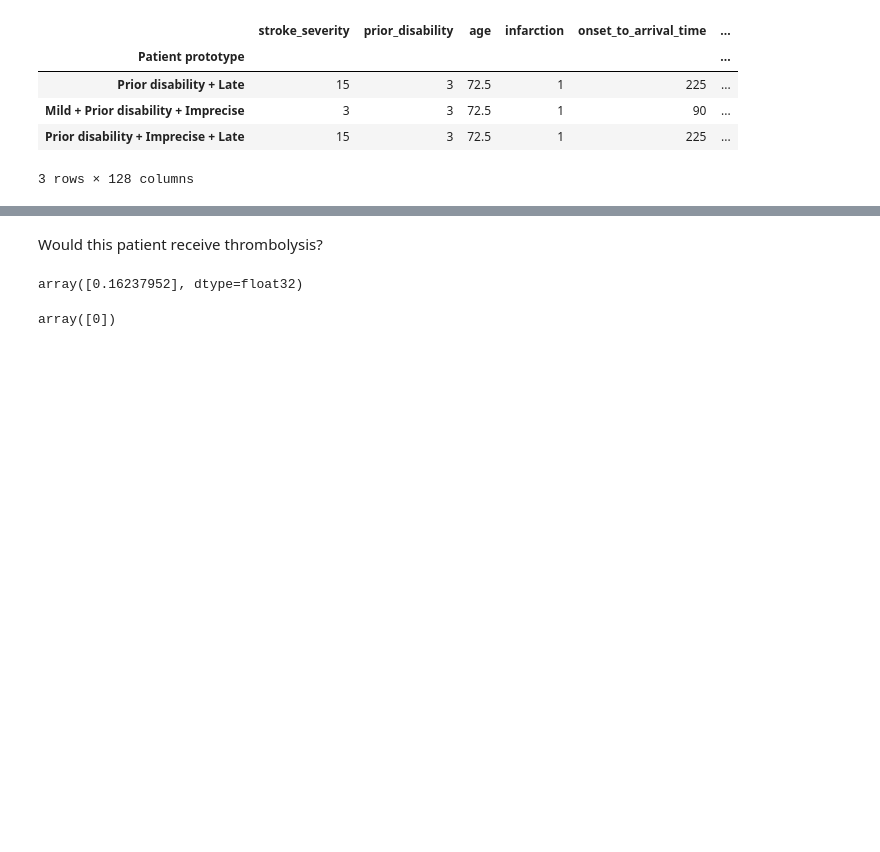
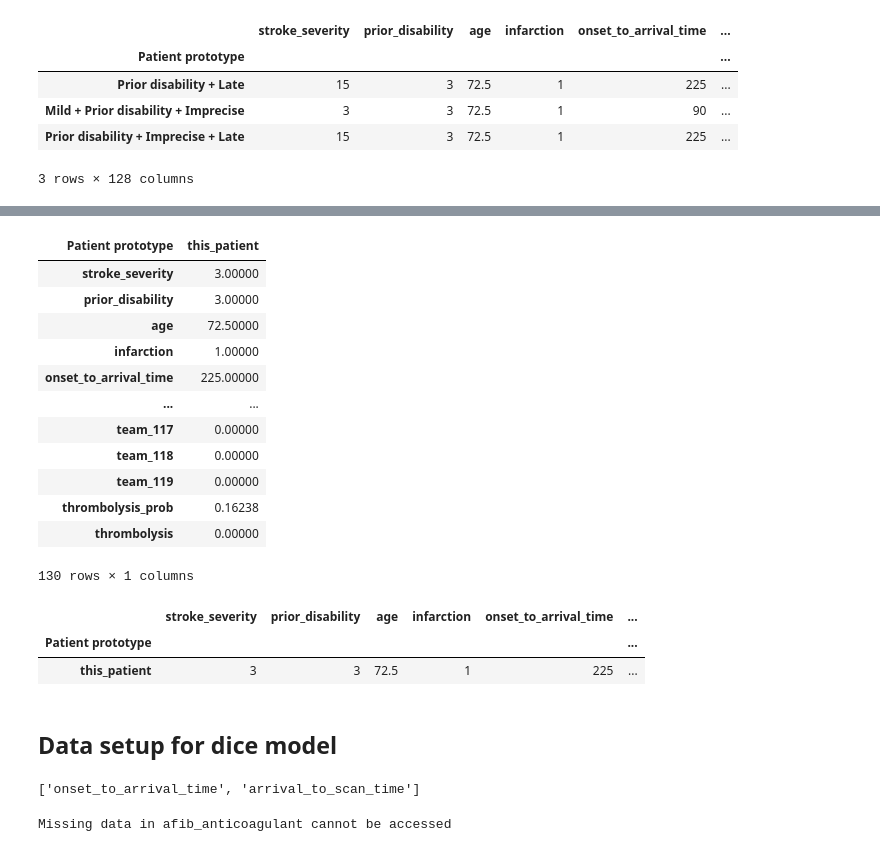
Before and after one commit to samuel-book/counterfactual_test, a Jupyter notebook: thrombolysis_classification.ipynb, the cells around one changed output, grey strips where cells are left out. Drawn from its saved outputs; the diff is of its cells as text; code cells hidden in the pictures; blank space fills up the shorter version.

```diff
--- a/thrombolysis_classification.ipynb
+++ b/thrombolysis_classification.ipynb
@@ -174,10 +127,14 @@ Index(['Ideal', 'Late arrival', 'Mild', 'Prior disability', 'Imprecise', 'Age',
 # %% [markdown]
 Order columns to match model:
 # %%
-df_proto = df_proto[['stroke_severity', 'prior_disability', 'age', 'infarction', 'onset_to_arrival_time', 'precise_onset_known', 'onset_during_sleep', 'arrival_to_scan_time', 'afib_anticoagulant', 'stroke_team']]
+df_proto = df_proto[[
+    'stroke_severity', 'prior_disability', 'age', 'infarction',
+    'onset_to_arrival_time', 'precise_onset_known', 'onset_during_sleep',
+    'arrival_to_scan_time', 'afib_anticoagulant', 'stroke_team'
+]]
 # %%
 df_teams_empty = pd.DataFrame(np.full((len(df_proto), len(cols_teams)), 0),
-                              columns=cols_teams, index=df_proto.index)
+                              columns=cols_teams, index=df_proto.index).astype(int)
 df_proto = pd.concat((df_proto, df_teams_empty), axis='columns')
 df_proto = df_proto.drop('stroke_team', axis='columns')
 # %%
@@ -211,4 +168,12 @@ df_this_patient.loc[col_this_patient, 'team_42'] = 1
 # Update other columns to reduce propensity for thrombolysis:
 df_this_patient.loc[col_this_patient, 'stroke_severity'] = 3
 # df_this_patient.loc[col_this_patient, 'afib_anticoagulant'] = pd.NA  # DiCE can't handle NaN
-df_this_patient
+
+
+
+# Would this patient receive thrombolysis?
+predicted_proba = model.predict_proba(df_this_patient)[:,1]
+predict = model.predict(df_this_patient)
+
+df_this_patient.loc[col_this_patient, 'thrombolysis_prob'] = predicted_proba
+df_this_patient.loc[col_this_patient, 'thrombolysis'] = predict
@@ -234,2 +179,0 @@ dtype: object
-# %% [markdown]
-Would this patient receive thrombolysis?
@@ -238,4 +179,0 @@ predicted_proba = model.predict_proba(df_this_patient)[:,1]
-# %%
-predicted_proba
-# %% [output]
-array([0.16237952], dtype=float32)
@@ -244,4 +180,16 @@ predict = model.predict(df_this_patient)
-# %%
-predict
-# %% [output]
-array([0])
+# %%
+df_this_patient.T
+# %% [output]
+| Patient prototype | this_patient |
+| stroke_severity | 3.00000 |
+| prior_disability | 3.00000 |
+| age | 72.50000 |
+| infarction | 1.00000 |
+| onset_to_arrival_time | 225.00000 |
+| ... | ... |
+| team_117 | 0.00000 |
+| team_118 | 0.00000 |
+| team_119 | 0.00000 |
+| thrombolysis_prob | 0.16238 |
+| thrombolysis | 0.00000 |
+130 rows × 1 columns
@@ -247,0 +202,36 @@ array([0])
+# %%
+df_this_patient_not_ohe
+# %% [output]
+|  | stroke_severity | prior_disability | age | infarction | onset_to_arrival_time | ... |
+| Patient prototype |  |  |  |  |  | ... |
+| this_patient | 3 | 3 | 72.5 | 1 | 225 | ... |
+# %% [markdown]
+## Data setup for dice model
+# %%
+feature_cols = [c for c in data.columns if c != 'thrombolysis']
+cols_discrete = ['infarction', 'prior_disability', 'stroke_severity', 'precise_onset_known', 'onset_during_sleep', 'afib_anticoagulant', 'age']
+# cols_categorical += [c for c in feature_cols if c.startswith('team')]
+cols_continuous = [c for c in feature_cols if ((c not in cols_discrete) & ('team' not in c))]
+
+cols_continuous
+# %% [output]
+['onset_to_arrival_time', 'arrival_to_scan_time']
+# %%
+features_dict = {}
+
+for c in cols_continuous + cols_discrete + cols_teams:
+    if c in cols_discrete:
+        if any(data[c].isna()):
+            # vals = [pd.NA] +
+            # Flag problem but don't use NaN as DiCE can't handle it:
+            print(f'Missing data in {c} cannot be accessed')
+            vals = sorted(list(set(data.loc[data[c].notna(), c])))
+        else:
+            vals = sorted(list(set(data[c])))
+    else:
+        vals = [data[c].min(), data[c].max()]
+    features_dict[c] = vals
+
+# features_dict['team'] = [str(s) for s in stroke_teams_list]
+# %% [output]
+Missing data in afib_anticoagulant cannot be accessed
```
Also changed, not shown: parts of 41 cells of this notebook.
